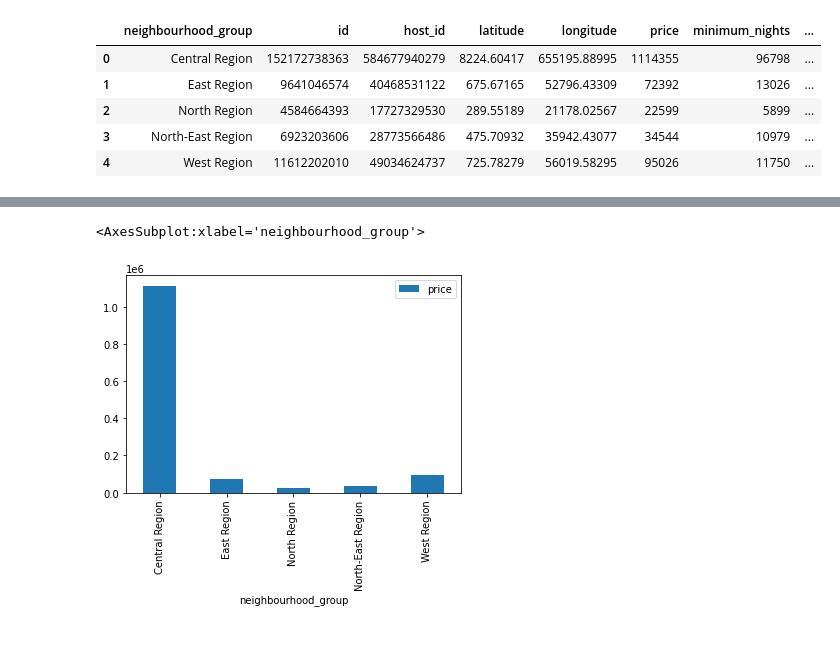
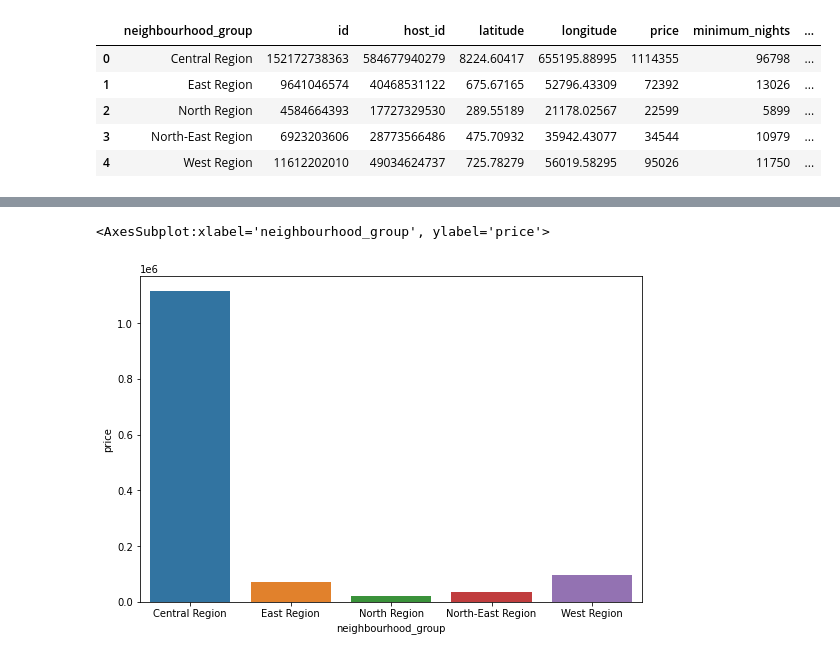
Before and after one commit to tharina11/Exploratory-Data-Analysis-Singapore-AirBNB, a Jupyter notebook: AirBnB_EDA.ipynb, the cells around one changed output, grey strips where cells are left out. Saved outputs shown, nothing was run; the diff lists cells and outputs as text; code cells hidden in the pictures.

Commit message:
added seaborn graphs and questions

```diff
--- a/AirBnB_EDA.ipynb
+++ b/AirBnB_EDA.ipynb
@@ -136,6 +165,7 @@ df
 # %%
 # Total money spent for AirBnb in different neighborhood regions
-df.plot.bar(x='neighbourhood_group', y='price')
+plt.figure(figsize=(9,6))
+sns.barplot(x='neighbourhood_group', y='price', data= df)
 # %% [output]
-<AxesSubplot:xlabel='neighbourhood_group'>
+<AxesSubplot:xlabel='neighbourhood_group', ylabel='price'>
-[figure, old version]
+[figure, new version]
```
Also changed, not shown: parts of 9 cells of this notebook.
